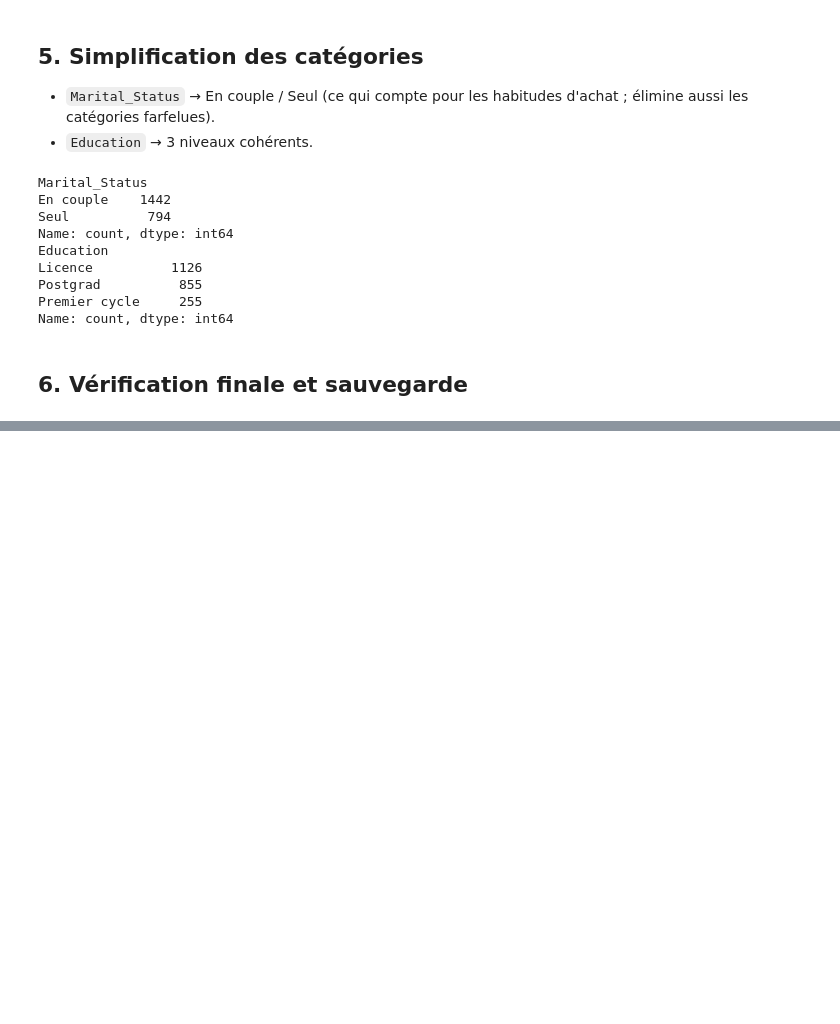
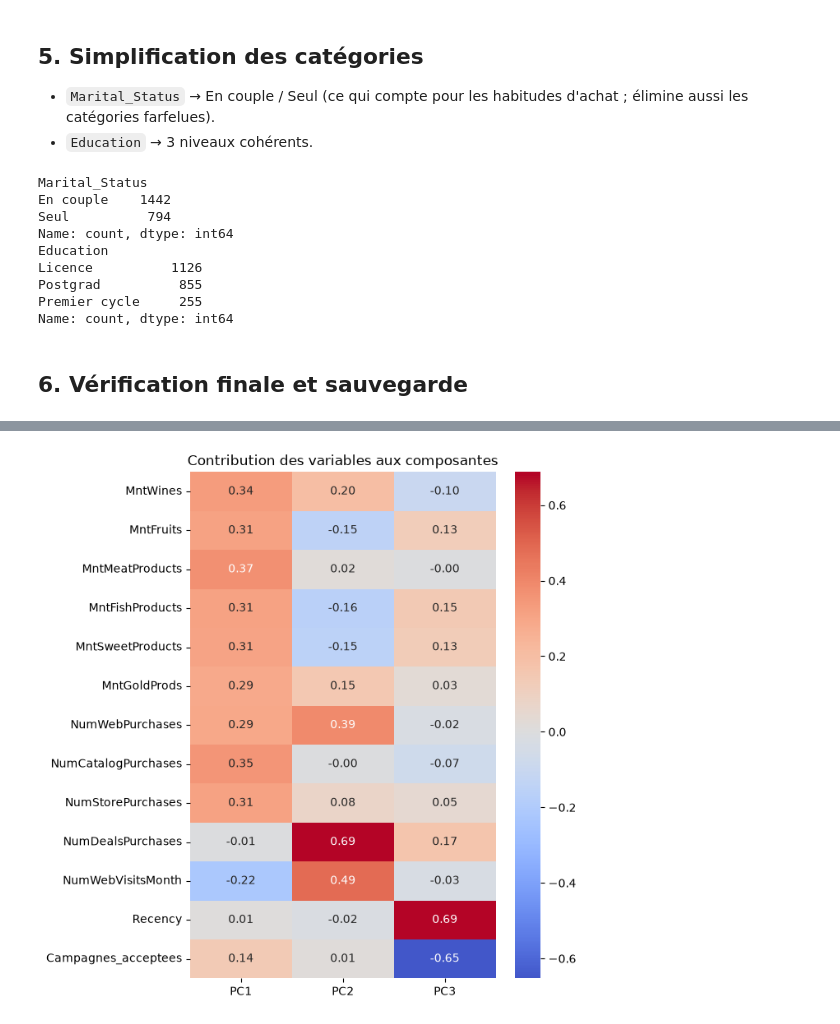
Before and after one commit to hilaryChoco/customer-segmentation-clustering, a Jupyter notebook: notebooks/01_exploration.ipynb, the cells around one changed output, grey strips where cells are left out. Drawn from its saved outputs; the diff is of its cells as text; code cells hidden in the pictures; blank space fills up the shorter version.

```diff
--- a/notebooks/01_exploration.ipynb
+++ b/notebooks/01_exploration.ipynb
@@ -224,0 +443,13 @@ Valeurs manquantes : 0
+# %%
+# Contribution de chaque variable aux 3 premières composantes (les "loadings")
+loadings = pd.DataFrame(
+    pca.components_[:3].T,
+    columns=["PC1", "PC2", "PC3"],
+    index=features_clustering,
+)
+plt.figure(figsize=(6, 8))
+sns.heatmap(loadings, annot=True, fmt=".2f", cmap="coolwarm", center=0)
+plt.title("Contribution des variables aux composantes")
+plt.show()
+# %% [output]
+[figure, added]
```
Also changed, not shown: parts of 33 cells of this notebook.
